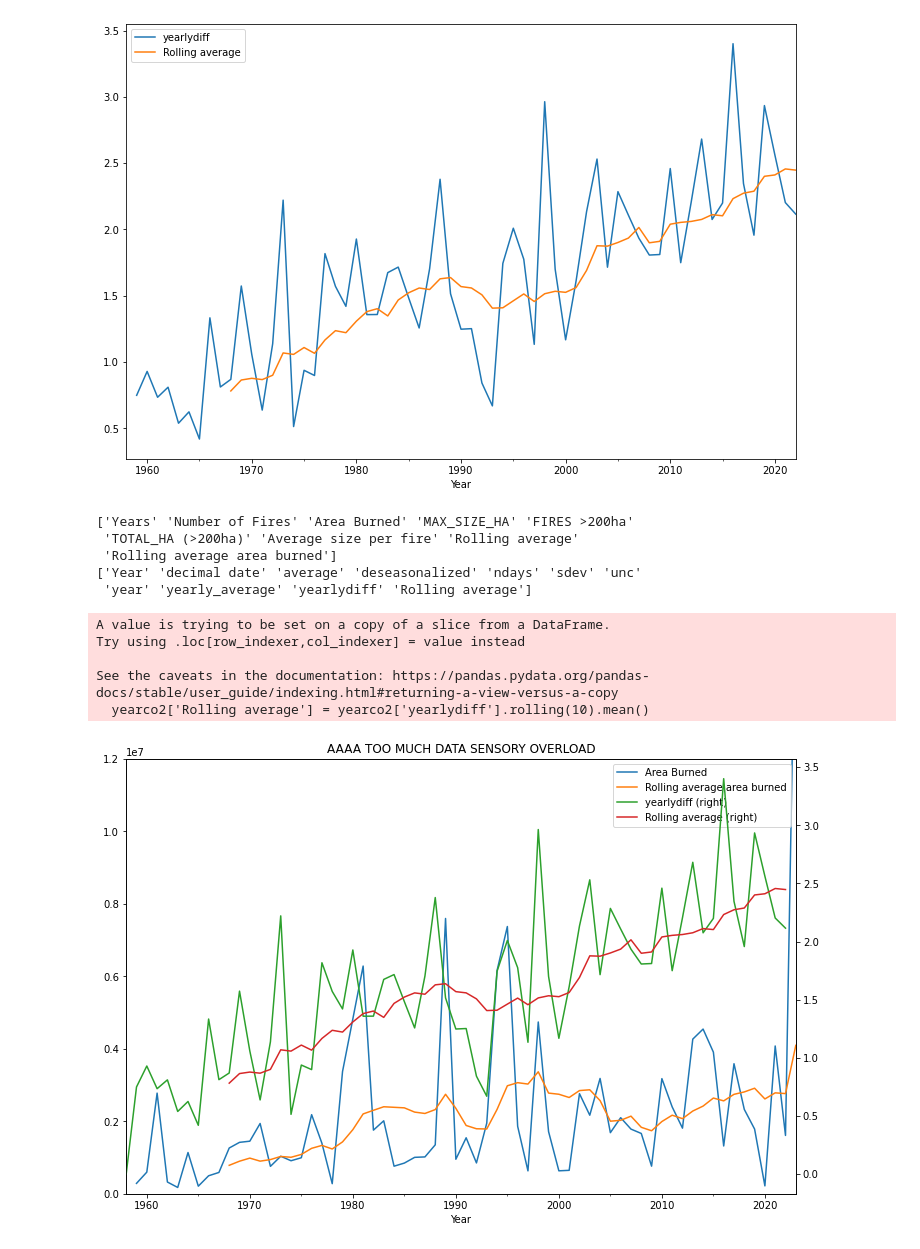
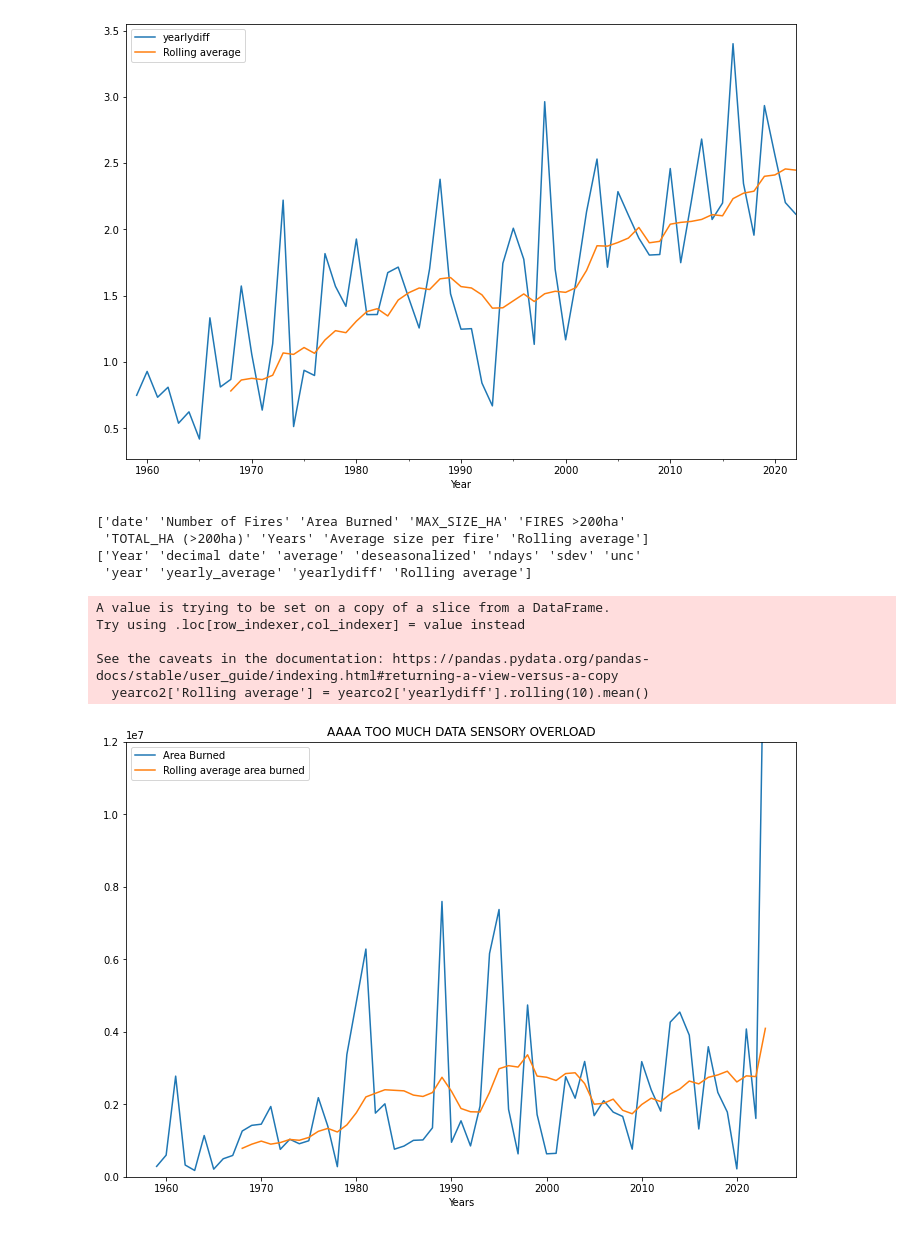
Before and after one commit to dontloseyourkeys/lab2-310, a Jupyter notebook: AsiaLab2.ipynb, the cells around one changed output. Drawn from its saved outputs; the diff is of its cells as text; code cells hidden in the pictures.

```diff
--- a/AsiaLab2.ipynb
+++ b/AsiaLab2.ipynb
@@ -4,8 +4,9 @@
 # %%
 #chatgpt was asked "demonstrate how to load data in python using pandas
 #importing necessary modules
-#import numpy as np
+import numpy as np
 import pandas as pd
+import matplotlib.pyplot as plt
 
 #linking files from directory
 wfpath = 'Data/NFDB_point_stats.csv'
@@ -26,9 +27,13 @@ wfdata = pd.read_csv(wfpath,
                     skipinitialspace=1
 )
 
+wfdata.rename(columns = {'YEAR':'date'}, inplace = True)
+wfdata['YEAR'] = wfdata['date'].dt.year
+
+
 #renaming column headers to be in line with graphs
-wfdata.rename(columns={'YEAR':'Years', 'TOTAL_HA':'Area Burned', 'FIRES':'Number of Fires'}, inplace=True)
-co2data.rename(columns={'year_month':'Year'}, inplace=True)
+wfdata.rename(columns = {'YEAR':'Years', 'TOTAL_HA':'Area Burned', 'FIRES':'Number of Fires'}, inplace=True)
+co2data.rename(columns = {'year_month':'Year'}, inplace=True)
 
 #reversing the data so it reads chronologically
 wfdata = wfdata.iloc[::-1]
@@ -154,35 +159,34 @@ See the caveats in the documentation: https://pandas.pydata.org/pandas-docs/stab
 #import matplotlib.pyplot as plt
 
 print(wfdata.columns.values)
 print(yearco2.columns.values)
 
 
 
 
 #fire data lines
 wfdata['Rolling average area burned'] = wfdata['Area Burned'].rolling(10).mean()
 ax1 = wfdata.plot.line(x='Years', y= 'Area Burned',
                      figsize= (12, 8), title = 'AAAA TOO MUCH DATA SENSORY OVERLOAD',
                      ylim=(0,12000000)
                      )
 ax2 = wfdata.plot.line(x='Years', y='Rolling average area burned', ax= ax1)
 
 #co2lines
 yearco2['Rolling average'] = yearco2['yearlydiff'].rolling(10).mean()
-ax5 = yearco2.plot.line(x= 'Year', y= 'yearlydiff', stacked= True,  ax= ax1,
+ax5 = yearco2.plot.line(x= 'Year', y= 'yearlydiff', stacked= True,  ax= ax5,
                          secondary_y=True, sharex= True)
 ax4= yearco2.plot.line(x='Year', y='Rolling average', ax= ax5, secondary_y= True)
 #ax.right_ax.set_ylim(0,4)
 plt.show()
 # %% [output]
-['Years' 'Number of Fires' 'Area Burned' 'MAX_SIZE_HA' 'FIRES >200ha'
- 'TOTAL_HA (>200ha)' 'Average size per fire' 'Rolling average'
- 'Rolling average area burned']
+['date' 'Number of Fires' 'Area Burned' 'MAX_SIZE_HA' 'FIRES >200ha'
+ 'TOTAL_HA (>200ha)' 'Years' 'Average size per fire' 'Rolling average']
 ['Year' 'decimal date' 'average' 'deseasonalized' 'ndays' 'sdev' 'unc'
  'year' 'yearly_average' 'yearlydiff' 'Rolling average']
 A value is trying to be set on a copy of a slice from a DataFrame.
 Try using .loc[row_indexer,col_indexer] = value instead
 
 See the caveats in the documentation: https://pandas.pydata.org/pandas-docs/stable/user_guide/indexing.html#returning-a-view-versus-a-copy
   yearco2['Rolling average'] = yearco2['yearlydiff'].rolling(10).mean()
-[figure, old version]
+[figure, new version]
```
Also changed, not shown: parts of 4 cells of this notebook.
